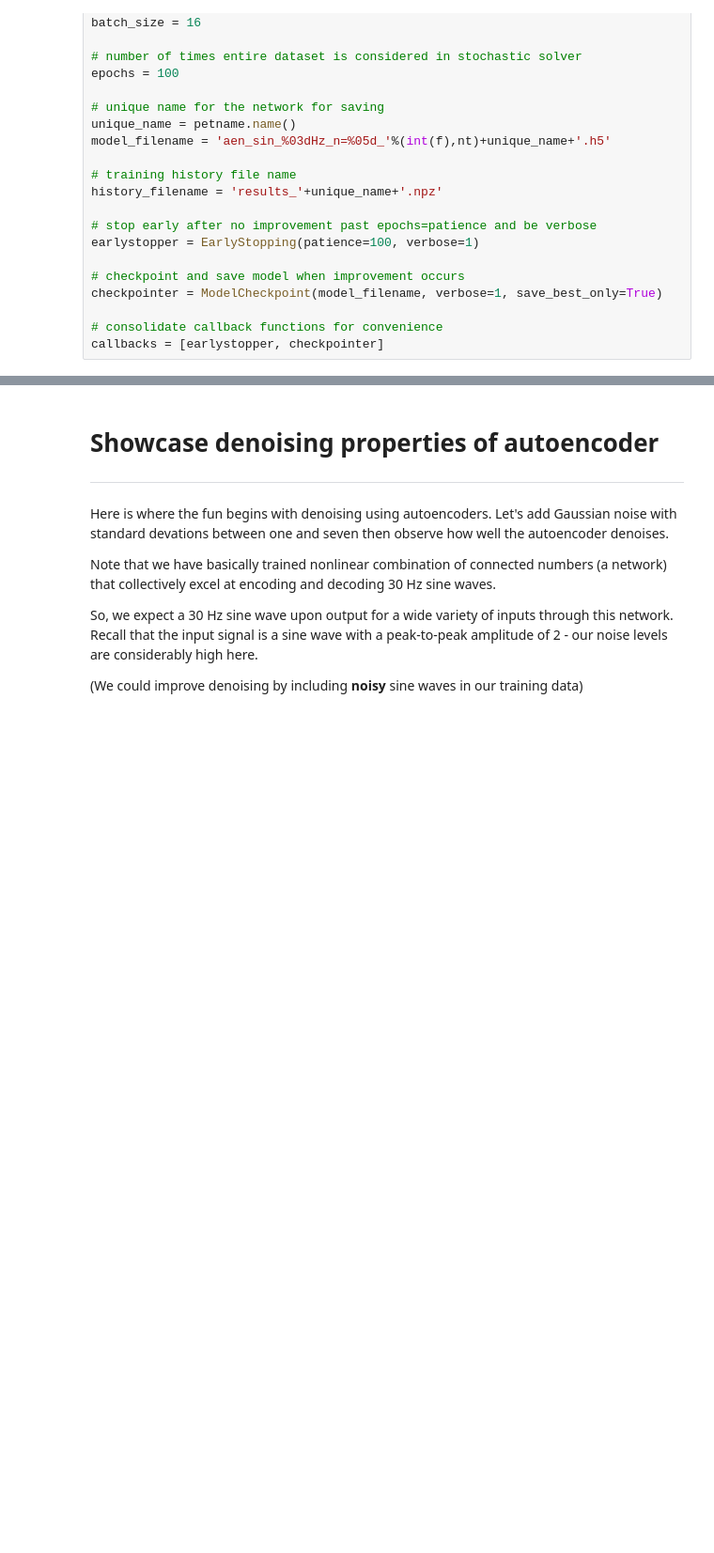
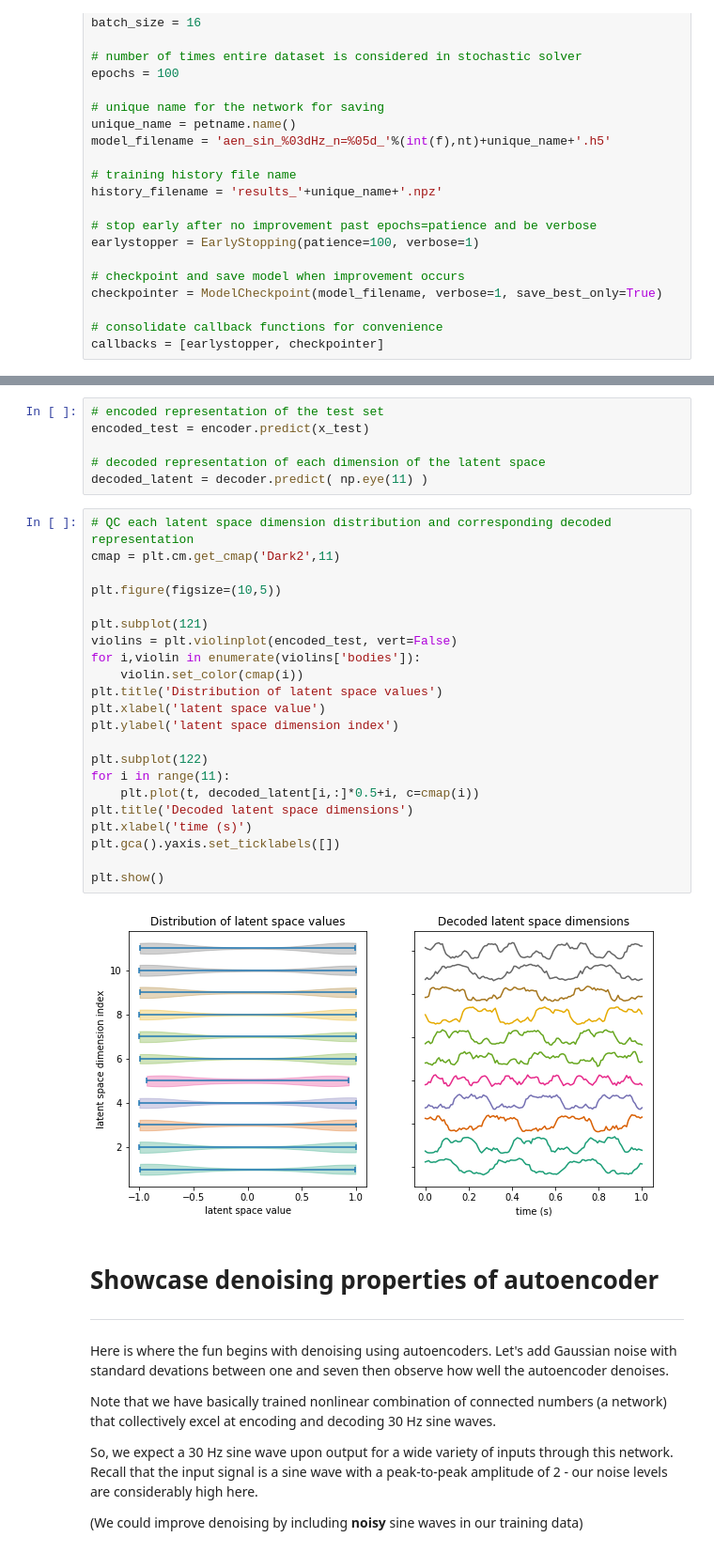
Before and after one commit to MLGeophysics/community, a Jupyter notebook: docs/projects/auto-encoder/how_to_autoencode.ipynb, the cells around one changed output, grey strips where cells are left out. Shown: that part at 94% size. Cells and saved outputs as stored; diff of their text form; blank space fills up the shorter version.

```diff
--- a/docs/projects/auto-encoder/how_to_autoencode.ipynb
+++ b/docs/projects/auto-encoder/how_to_autoencode.ipynb
@@ -161,3 +190,33 @@ plt.show()
+# %%
+# encoded representation of the test set
+encoded_test = encoder.predict(x_test)
+
+# decoded representation of each dimension of the latent space
+decoded_latent = decoder.predict( np.eye(11) )
+# %%
+# QC each latent space dimension distribution and corresponding decoded representation
+cmap = plt.cm.get_cmap('Dark2',11)
+
+plt.figure(figsize=(10,5))
+
+plt.subplot(121)
+violins = plt.violinplot(encoded_test, vert=False)
+for i,violin in enumerate(violins['bodies']):
+    violin.set_color(cmap(i))
+plt.title('Distribution of latent space values')
+plt.xlabel('latent space value')
+plt.ylabel('latent space dimension index')
+
+plt.subplot(122)
+for i in range(11):
+    plt.plot(t, decoded_latent[i,:]*0.5+i, c=cmap(i))
+plt.title('Decoded latent space dimensions')
+plt.xlabel('time (s)')
+plt.gca().yaxis.set_ticklabels([])
+
+plt.show()
+# %% [output]
+[figure, added]
 # %% [markdown]
 # Showcase denoising properties of autoencoder
 ---
```
Also changed, not shown: parts of 9 cells of this notebook.
